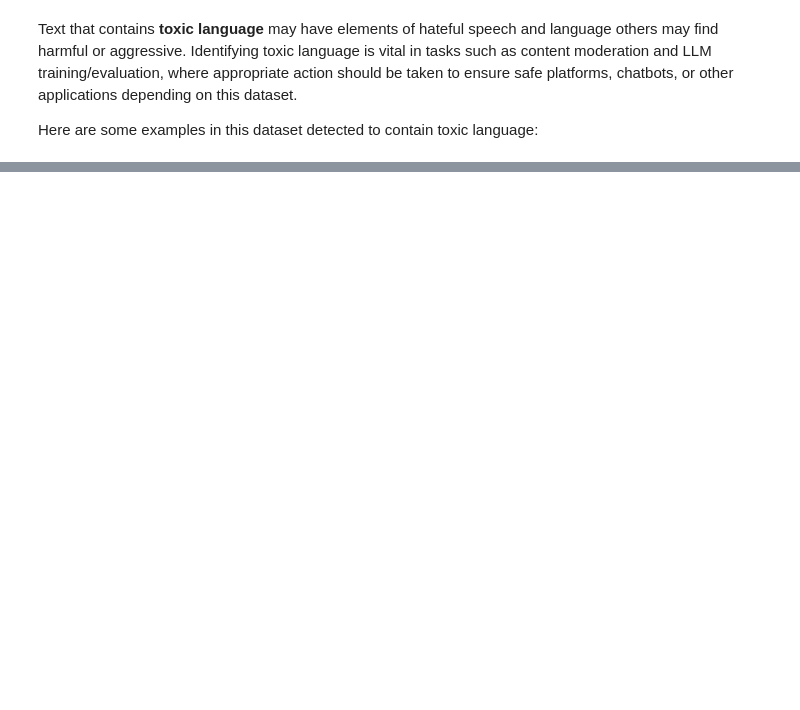
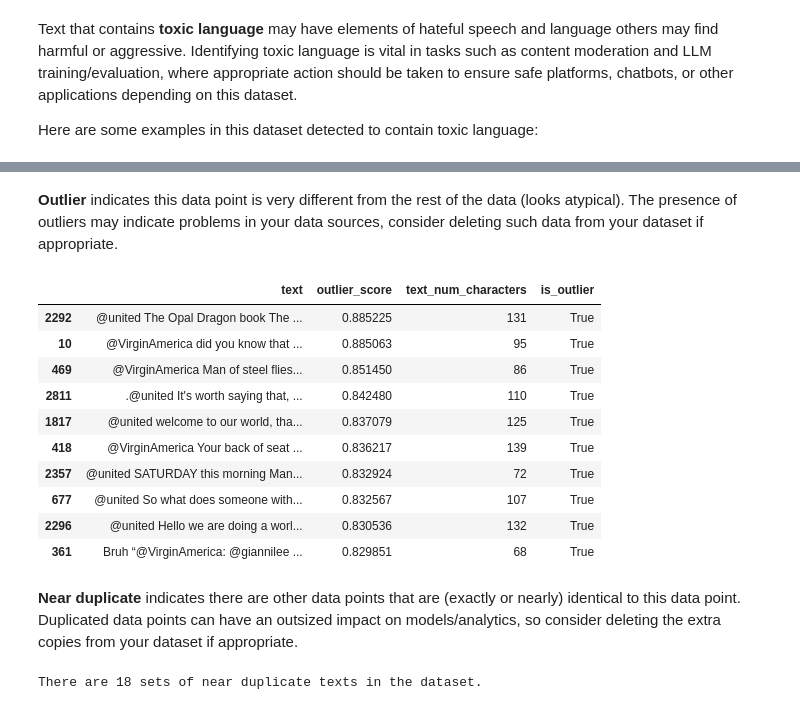
Before and after one commit to cleanlab/cleanlab-studio-tutorials, a Jupyter notebook: cleanlab-studio-api/unsupervised.ipynb, the cells around one changed output, grey strips where cells are left out. Drawn from its saved outputs; the diff is of its cells as text; code cells hidden in the pictures; blank space fills up the shorter version.

Commit message:
pushed from refs/heads/main

```diff
--- a/cleanlab-studio-api/unsupervised.ipynb
+++ b/cleanlab-studio-api/unsupervised.ipynb
@@ -161,0 +164,26 @@ display(toxic_samples.head(5)[columns_to_display])
+# %% [markdown]
+**Outlier** indicates this data point is very different from the rest of the data (looks atypical). The presence of outliers may indicate problems in your data sources, consider deleting such data from your dataset if appropriate.
+# %%
+samples_ranked_by_outlier_score = combined_dataset_df.query("is_outlier").sort_values("outlier_score", ascending=False)
+
+columns_to_display = ["text", "outlier_score", "text_num_characters", "is_outlier"]
+display(samples_ranked_by_outlier_score.head(10)[columns_to_display])
+# %% [output]
+|  | text | outlier_score | text_num_characters | is_outlier |
+| 2292 | @united The Opal Dragon book The ... | 0.885225 | 131 | True |
+| 10 | @VirginAmerica did you know that ... | 0.885063 | 95 | True |
+| 469 | @VirginAmerica Man of steel flies... | 0.851450 | 86 | True |
+| 2811 | .@united It's worth saying that, ... | 0.842480 | 110 | True |
+| 1817 | @united welcome to our world, tha... | 0.837079 | 125 | True |
+| 418 | @VirginAmerica Your back of seat ... | 0.836217 | 139 | True |
+| 2357 | @united SATURDAY this morning Man... | 0.832924 | 72 | True |
+| 677 | @united So what does someone with... | 0.832567 | 107 | True |
+| 2296 | @united Hello we are doing a worl... | 0.830536 | 132 | True |
+| 361 | Bruh “@VirginAmerica: @giannilee ... | 0.829851 | 68 | True |
+# %% [markdown]
+**Near duplicate** indicates there are other data points that are (exactly or nearly) identical to this data point. Duplicated data points can have an outsized impact on models/analytics, so consider deleting the extra copies from your dataset if appropriate.
+# %%
+n_near_duplicate_sets = len(set(combined_dataset_df.loc[combined_dataset_df["near_duplicate_cluster_id"].notna(), "near_duplicate_cluster_id"]))
+print(f"There are {n_near_duplicate_sets} sets of near duplicate texts in the dataset.")
+# %% [output]
+There are 18 sets of near duplicate texts in the dataset.
```
Also changed, not shown: parts of 5 cells of this notebook, 1 other file.
